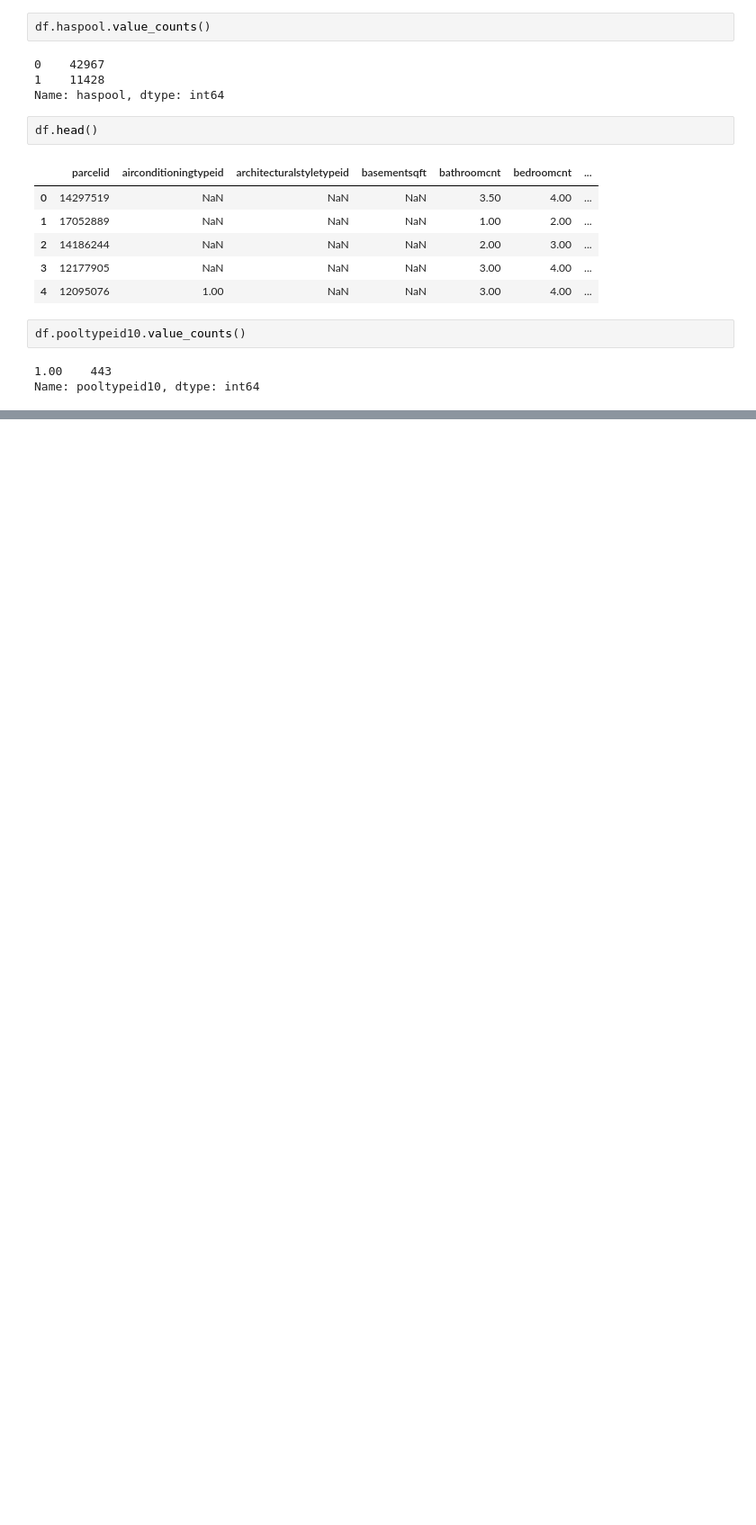
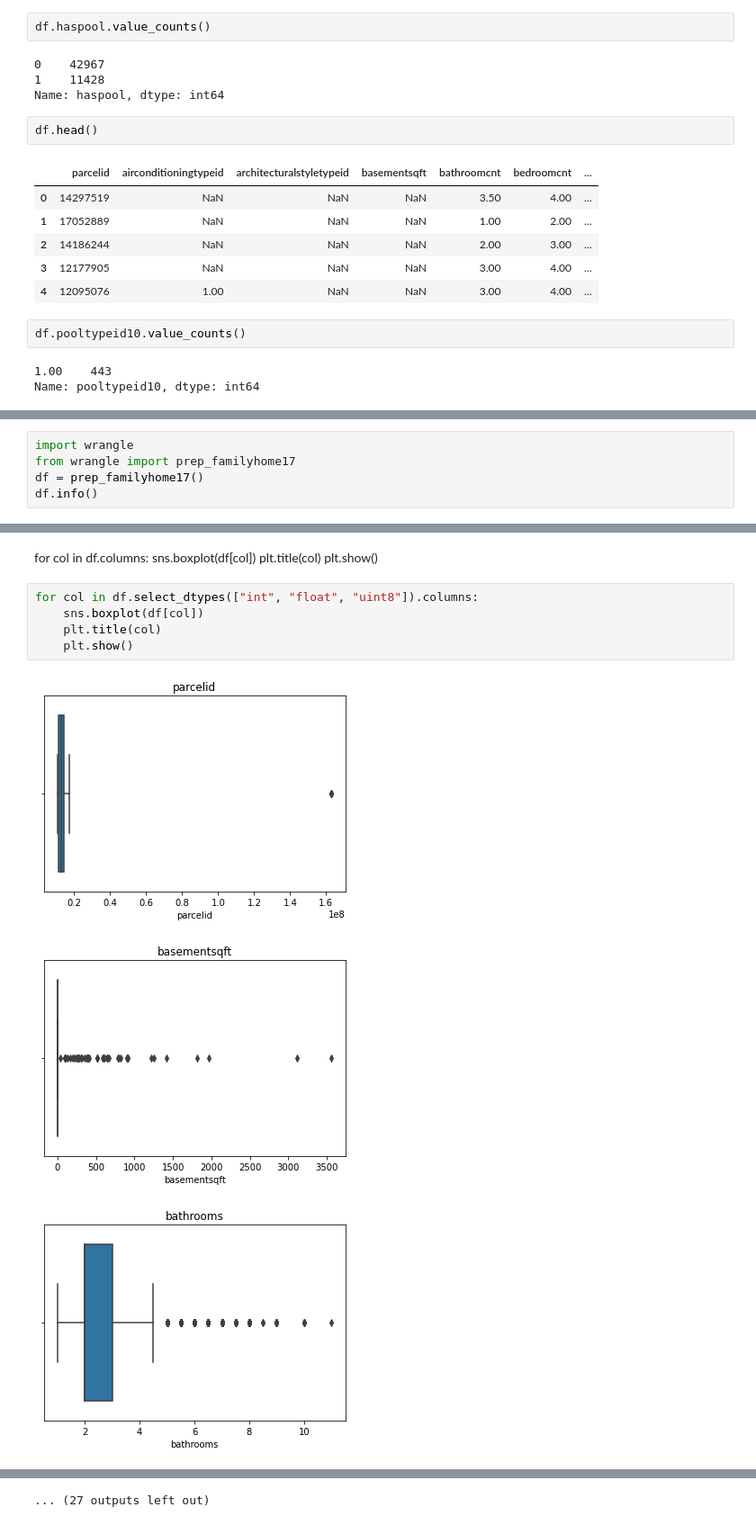
Before and after one commit to mil2tech/clustering_project, a Jupyter notebook: project-workbook.ipynb, the cells around one changed output, grey strips where cells are left out. Shown at 90% size. Saved outputs shown, nothing was run; the diff lists cells and outputs as text; blank space fills up the shorter version.

```diff
--- a/project-workbook.ipynb
+++ b/project-workbook.ipynb
@@ -577,0 +858,5 @@ df["pooltypeid10"].fillna( 0 , inplace = True)
+# %%
+import wrangle
+from wrangle import prep_familyhome17
+df = prep_familyhome17()
+df.info()
@@ -577,0 +935,14 @@ df["pooltypeid10"].fillna( 0 , inplace = True)
+# %% [markdown]
+for col in df.columns:
+    sns.boxplot(df[col])
+    plt.title(col)
+    plt.show()
+# %%
+for col in df.select_dtypes(["int", "float", "uint8"]).columns:
+    sns.boxplot(df[col])
+    plt.title(col)
+    plt.show()
+# %% [output]
+[figure, added]
+[figure, added]
+[figure, added]
@@ -577,0 +958 @@ df["pooltypeid10"].fillna( 0 , inplace = True)
+... (27 outputs left out)
```
Also changed, not shown: parts of 106 cells of this notebook, 3 other files.
